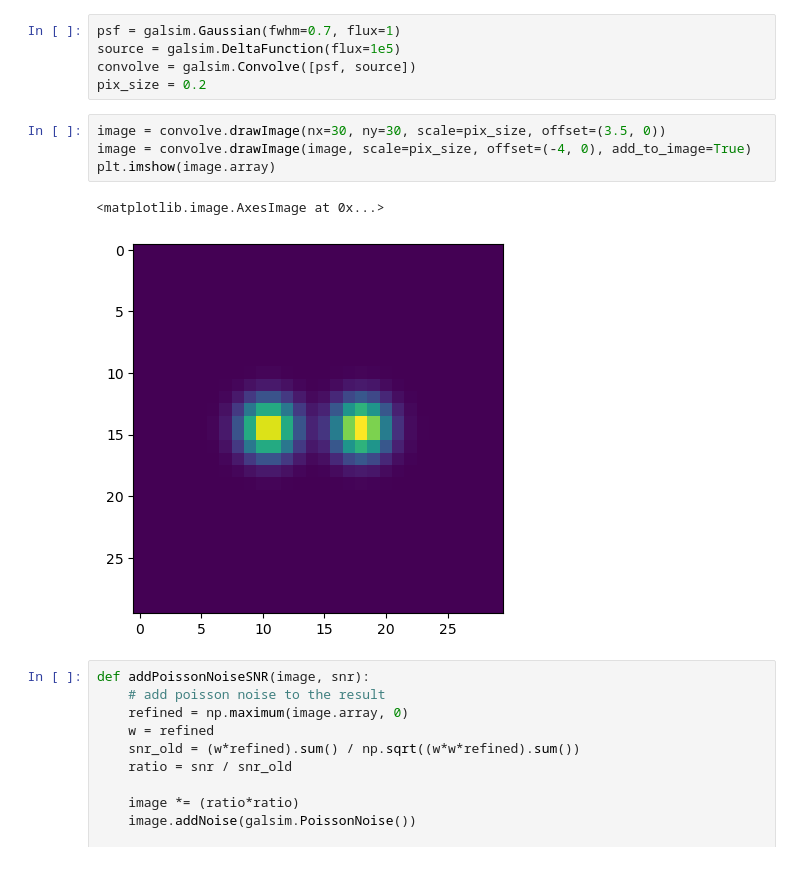
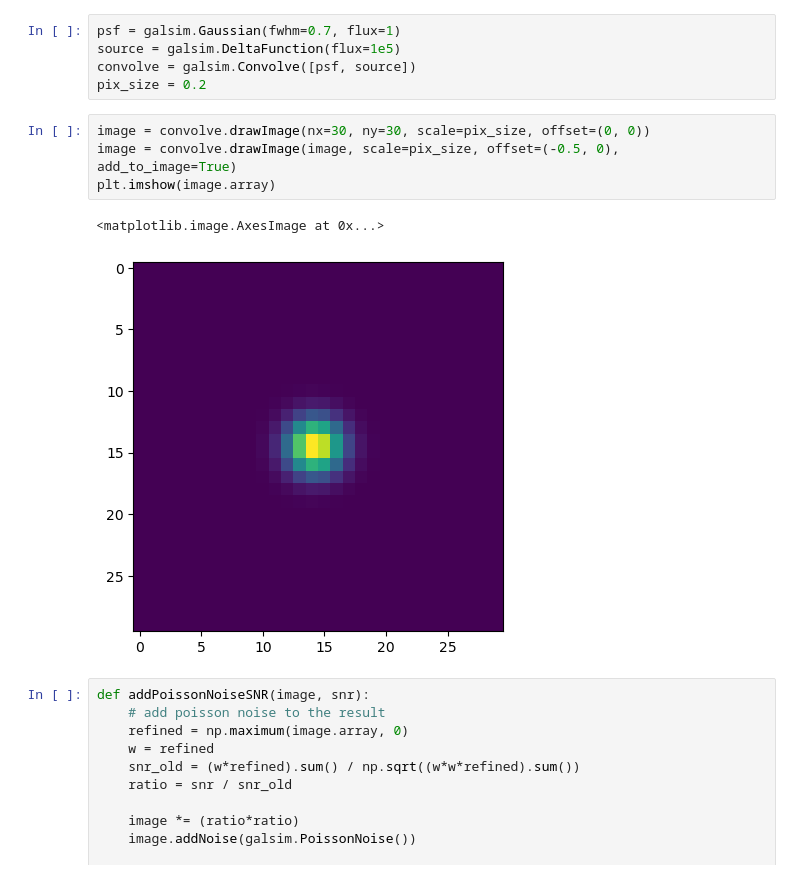
Before and after one commit to MeloDi-23/lenstronomy-image-mock, a Jupyter notebook: simple_plot_test.ipynb, the cells around one changed output. Drawn from its saved outputs; the diff is of its cells as text.

```diff
--- a/simple_plot_test.ipynb
+++ b/simple_plot_test.ipynb
@@ -10,12 +13,12 @@ source = galsim.DeltaFunction(flux=1e5)
 convolve = galsim.Convolve([psf, source])
 pix_size = 0.2
 # %%
-image = convolve.drawImage(nx=30, ny=30, scale=pix_size, offset=(3.5, 0))
-image = convolve.drawImage(image, scale=pix_size, offset=(-4, 0), add_to_image=True)
+image = convolve.drawImage(nx=30, ny=30, scale=pix_size, offset=(0, 0))
+image = convolve.drawImage(image, scale=pix_size, offset=(-0.5, 0), add_to_image=True)
 plt.imshow(image.array)
 # %% [output]
 <matplotlib.image.AxesImage at 0x...>
-[figure, old version]
+[figure, new version]
 # %%
 def addPoissonNoiseSNR(image, snr):
     # add poisson noise to the result
```
Also changed, not shown: parts of 21 cells of this notebook, 4 other files.
